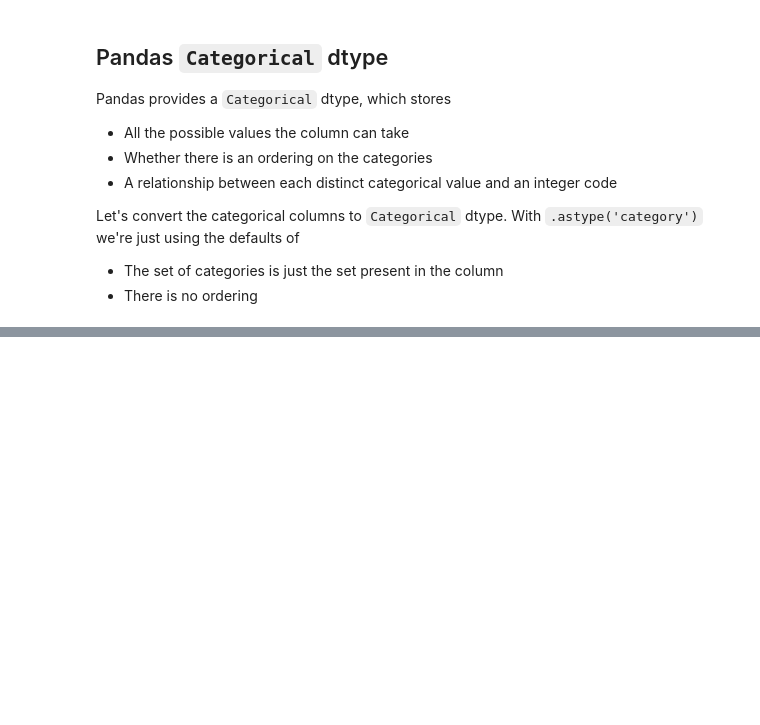
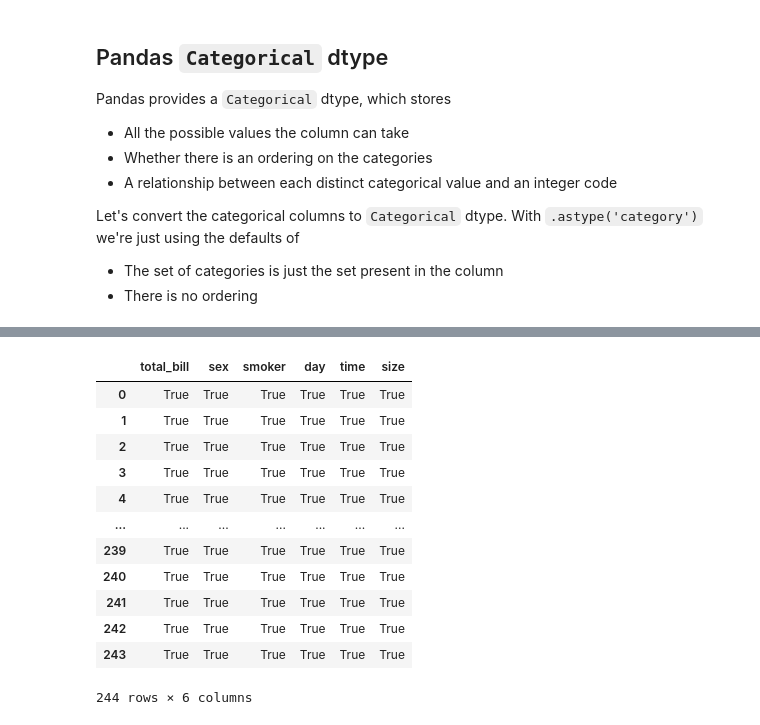
Before and after one commit to TomAugspurger/mtg, a Jupyter notebook: notes.ipynb, the cells around one changed output, grey strips where cells are left out. Saved outputs shown, nothing was run; the diff lists cells and outputs as text; code cells hidden in the pictures; blank space fills up the shorter version.

```diff
--- a/notes.ipynb
+++ b/notes.ipynb
@@ -233,30 +350,32 @@ class DummyEncoder(TransformerMixin):
 
         self.cat_map_ = {col: X[col].cat for col in self.cat_cols_}
 
-        self.cat_blocks_ = {}
-        left = len(self.non_cat_cols_)
+        self.cat_blocks_ = {}  # col -> slice for this categorical
+        left = len(self.non_cat_cols_)  # 2
         for col in self.cat_cols_:
             right = left + len(X[col].cat.categories)
             self.cat_blocks_[col] = slice(left, right)
             left = right
+
         return self
 
     def transform(self, X, y=None):
         return np.asarray(pd.get_dummies(X))
 
     def inverse_transform(self, trn, y=None):
-        # Mapping Original columns <-> transformed cols
+        # ndarray -> DataFrame
         numeric = pd.DataFrame(trn[:, :len(self.non_cat_cols_)],
                                columns=self.non_cat_cols_)
         series = []
         for col, slice_ in self.cat_blocks_.items():
             codes = trn[:, slice_].argmax(1)
-            cat = pd.Categorical.from_codes(codes, self.cat_map_[col].categories,
-                                            self.cat_map_[col].ordered)
+            cat = pd.Categorical.from_codes(codes,
+                                            self.cat_map_[col].categories,
+                                            ordered=self.cat_map_[col].ordered)
             series.append(pd.Series(cat, name=col))
-
         df = pd.concat([numeric] + series, axis=1)[self.columns_]
         return df
+
 
 de = DummyEncoder()
 trn = de.fit_transform(X)
@@ -263,0 +391,16 @@ trn
+# %%
+de.inverse_transform(trn) == X
+# %% [output]
+|  | total_bill | sex | smoker | day | time | size |
+| 0 | True | True | True | True | True | True |
+| 1 | True | True | True | True | True | True |
+| 2 | True | True | True | True | True | True |
+| 3 | True | True | True | True | True | True |
+| 4 | True | True | True | True | True | True |
+| ... | ... | ... | ... | ... | ... | ... |
+| 239 | True | True | True | True | True | True |
+| 240 | True | True | True | True | True | True |
+| 241 | True | True | True | True | True | True |
+| 242 | True | True | True | True | True | True |
+| 243 | True | True | True | True | True | True |
+244 rows × 6 columns
```
Also changed, not shown: parts of 30 cells of this notebook, 1 other file.
